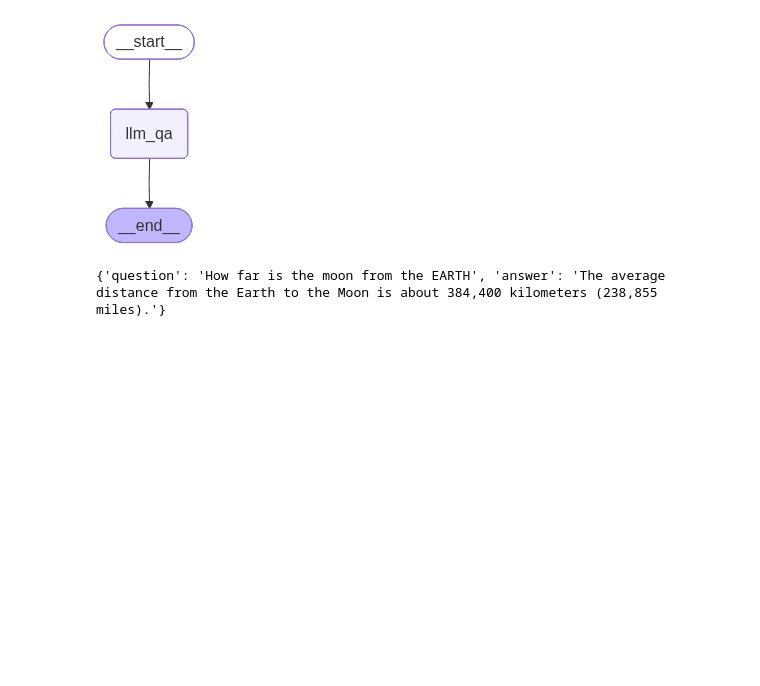
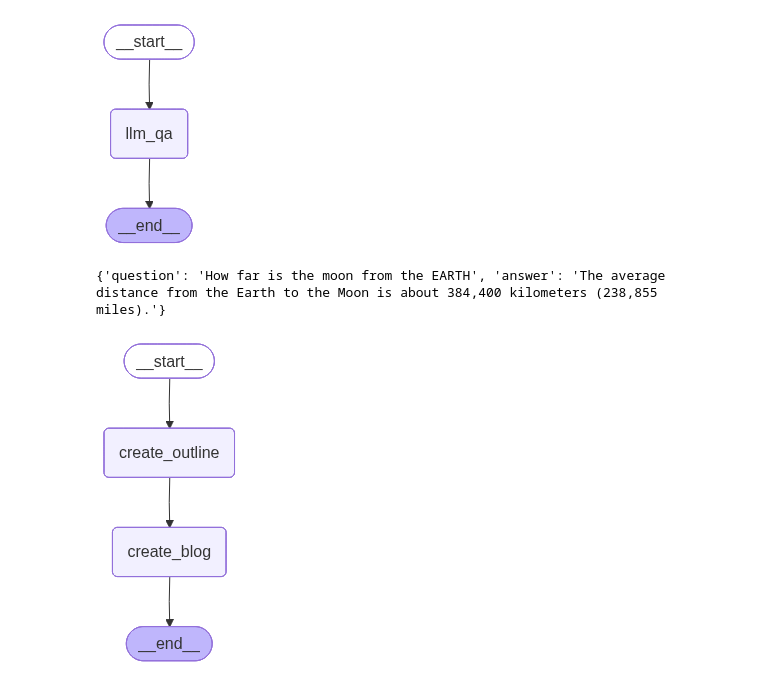
Before and after one commit to Swapnaneel1616/Langgraph, a Jupyter notebook: test.ipynb, the cells around one changed output. Cells and saved outputs as stored; diff of their text form; code cells hidden in the pictures; blank space fills up the shorter version.

Commit message:
Blog Generation

```diff
--- a/test.ipynb
+++ b/test.ipynb
@@ -92,3 +92,41 @@ final_state = graph_builder.invoke(initial_state)
 print(final_state)
 # %% [output]
 {'question': 'How far is the moon from the EARTH', 'answer': 'The average distance from the Earth to the Moon is about 384,400 kilometers (238,855 miles).'}
+# %%
+#Blog Generation
+class BlogState(TypedDict):
+    topic:str
+    outline:str
+    content:str
+# %%
+def create_outline(state:BlogState)->BlogState:
+    topic = state['topic']
+
+    prompt = f"Generate a outline for a blog for the topic - {topic}"
+
+    outline = model.invoke(prompt).content
+    state['outline'] = outline
+    return state
+# %%
+def create_blog(state:BlogState)->BlogState:
+    outline = state['outline']
+    topic = state['topic']
+
+    prompt = f"Write a blog on the topic - {topic} using the following outline - {outline}"
+
+    content = model.invoke(prompt).content
+    state['content'] = content
+    return state
+# %%
+graph = StateGraph(BlogState)
+graph.add_node('create_outline', create_outline)
+graph.add_node('create_blog', create_blog)
+
+graph.add_edge(START , 'create_outline')
+graph.add_edge('create_outline', 'create_blog')
+graph.add_edge('create_blog', END)
+
+graph_builder = graph.compile()
+display(Image(graph_builder.get_graph().draw_mermaid_png()))
+# %% [output]
+[figure, added]
```
Also changed, not shown: parts of 1 cell of this notebook.
